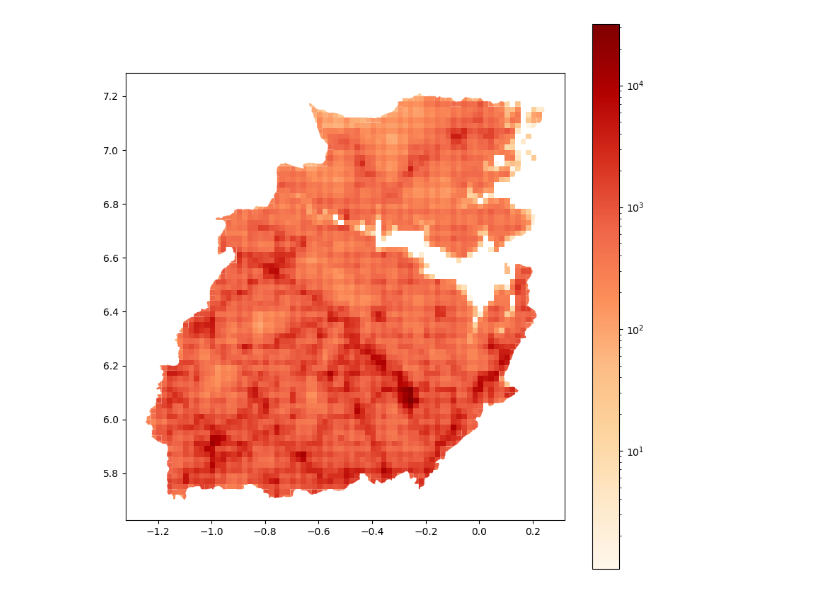
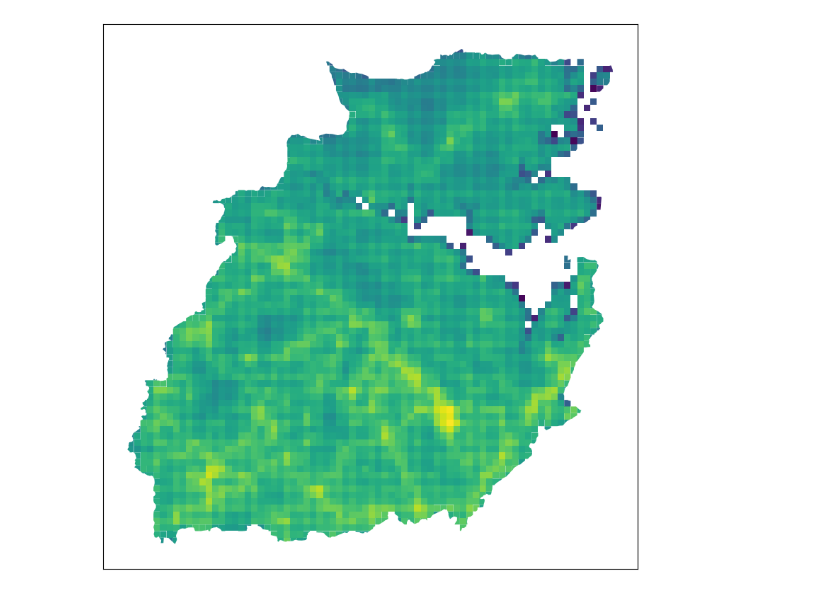
Before and after one commit to SDCCA/DGL-PTM, a Jupyter notebook: DGL_testing/Ghana_GIS.ipynb, the cells around one changed output. Cells and saved outputs as stored; diff of their text form; code cells hidden in the pictures.

```diff
--- a/DGL_testing/Ghana_GIS.ipynb
+++ b/DGL_testing/Ghana_GIS.ipynb
@@ -44,10 +44,28 @@ grid_within_ghana = gpd.overlay(grid, ghana, how='intersection')
 ghana.loc[:, 'Population'] = ghana['geometry'].apply(lambda x: extract_population(x, raster))
 grid_within_ghana.loc[:, 'Population'] = grid_within_ghana['geometry'].apply(lambda x: extract_population(x, raster))
 # %%
-grid_within_ghana.plot(column='Population', cmap='OrRd', legend=True, figsize=(10, 10), norm=LogNorm())
+fig, ax = plt.subplots(figsize=(10, 10))
+grid_within_ghana.plot(
+    column='Population',
+    cmap='viridis',
+    legend=False,  # Disable the default legend
+    ax=ax,
+    norm=LogNorm()
+)
+ax.set_xticks([])
+ax.set_yticks([])
+
+# # Create colorbar that matches the height of the plot
+# sm = mpl.cm.ScalarMappable(cmap='viridis', norm=LogNorm(vmin=grid_within_ghana['Population'].min() + 1,
+#                                                         vmax=grid_within_ghana['Population'].max()))
+# sm._A = []  # Required for ScalarMappable
+# cbar = fig.colorbar(sm, ax=ax, fraction=0.046, pad=0.04)  # Adjust `fraction` and `pad` for size and spacing
+# cbar.set_label('Population')
+
+plt.savefig("ghana_pop_density.pdf", bbox_inches="tight")
 plt.show()
 # %% [output]
-[figure, old version]
+[figure, new version]
 # %%
 # Extract grid boundaries and population into a numpy array
 grid_array = np.zeros((len(grid_within_ghana), 3))  # x, y, property
```
Also changed, not shown: 4 other files.
